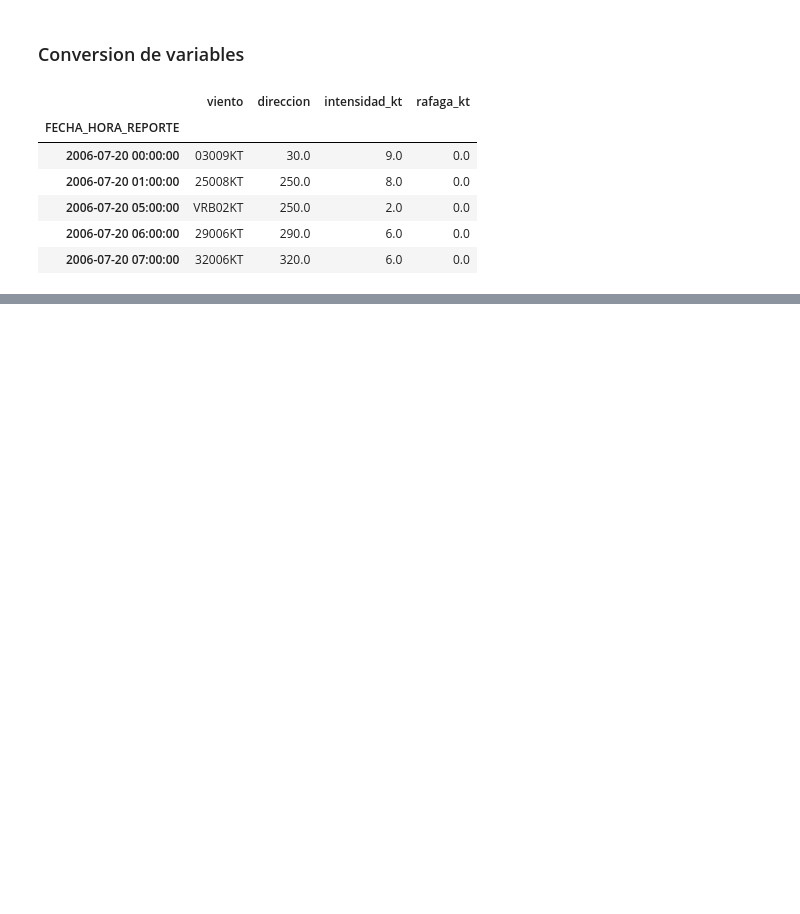
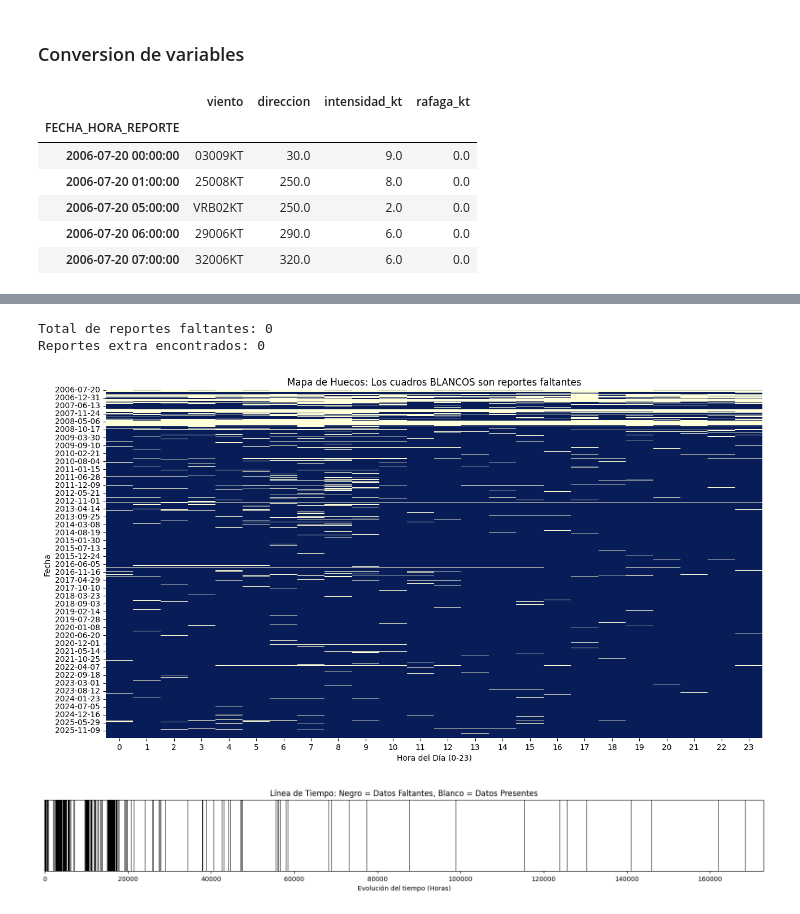
Before and after one commit to OmarLAlbarracinM/Prediccion-Cizalladura-SKBQ, a Jupyter notebook: docs/notebooks/03_transformacion_variables.ipynb, the cells around one changed output, grey strips where cells are left out. Saved outputs shown, nothing was run; the diff lists cells and outputs as text; code cells hidden in the pictures; blank space fills up the shorter version.

Commit message:
Verificacion de datos faltantes en la serie de tiempo

```diff
--- a/docs/notebooks/03_transformacion_variables.ipynb
+++ b/docs/notebooks/03_transformacion_variables.ipynb
@@ -103,0 +84,16 @@ df_1
+# %%
+# Asegúrate de que el índice sea datetime
+df.index = pd.to_datetime(df.index)
+
+# 1. Crear el horario maestro (ejemplo: cada 1 hora)
+rango_teorico = pd.date_range(start=df.index.min().floor('H'),
+                              end=df.index.max().ceil('H'),
+                              freq='1H')
+
+# 2. Identificar qué horas del maestro no están en tus datos
+horas_faltantes = rango_teorico.difference(df.index)
+print(f"Total de reportes faltantes: {len(horas_faltantes)}")
+
+# Identificar reportes que no ocurren exactamente en la hora (minuto != 0)
+reportes_especiales = df[df.index.minute != 0]
+print(f"Reportes extra encontrados: {len(reportes_especiales)}")
@@ -103,0 +142,52 @@ df_1
+# %%
+# Asegúrate de que el índice sea datetime
+df_modelo.index = pd.to_datetime(df_modelo.index)
+
+# 1. Crear el horario maestro (ejemplo: cada 1 hora)
+rango_teorico = pd.date_range(start=df_modelo.index.min().floor('H'),
+                              end=df_modelo.index.max().ceil('H'),
+                              freq='1H')
+
+# 2. Identificar qué horas del maestro no están en tus datos
+horas_faltantes = rango_teorico.difference(df_modelo.index)
+print(f"Total de reportes faltantes: {len(horas_faltantes)}")
+
+# Identificar reportes que no ocurren exactamente en la hora (minuto != 0)
+reportes_especiales = df_modelo[df_modelo.index.minute != 0]
+print(f"Reportes extra encontrados: {len(reportes_especiales)}")
+# %% [output]
+Total de reportes faltantes: 0
+Reportes extra encontrados: 0
+# %%
+# 1. Asegúrate de tener un índice de tiempo completo (reindex)
+# Esto crea filas con 'NaN' donde no había reporte
+rango_completo = pd.date_range(start=df.index.min(), end=df.index.max(), freq='1H')
+df_visual = df.reindex(rango_completo)
+
+# --- GRÁFICO 1: MAPA DE CALOR POR HORA ---
+# Preparamos los datos: una fila por día, una columna por hora
+df_visual['fecha'] = df_visual.index.date
+df_visual['hora'] = df_visual.index.hour
+
+# Usamos la columna 'intensidad_kt' para ver si hay dato (True) o no (False)
+pivot_df = df_visual.pivot(index='fecha', columns='hora', values='intensidad_kt')
+
+plt.figure(figsize=(15, 8))
+# sns.heatmap mostrará en blanco (NaN) donde falten datos
+sns.heatmap(pivot_df.isna(), cmap='YlGnBu_r', cbar=False)
+plt.title('Mapa de Huecos: Los cuadros BLANCOS son reportes faltantes')
+plt.xlabel('Hora del Día (0-23)')
+plt.ylabel('Fecha')
+plt.show()
+
+# --- GRÁFICO 2: CÓDIGO DE BARRAS TEMPORAL ---
+plt.figure(figsize=(20, 2))
+plt.imshow(df_visual['intensidad_kt'].isna().values.reshape(1, -1),
+           cmap='binary', aspect='auto', interpolation='nearest')
+plt.title('Línea de Tiempo: Negro = Datos Faltantes, Blanco = Datos Presentes')
+plt.yticks([])
+plt.xlabel('Evolución del tiempo (Horas)')
+plt.show()
+# %% [output]
+[figure, added]
+[figure, added]
```
Also changed, not shown: parts of 5 cells of this notebook.
